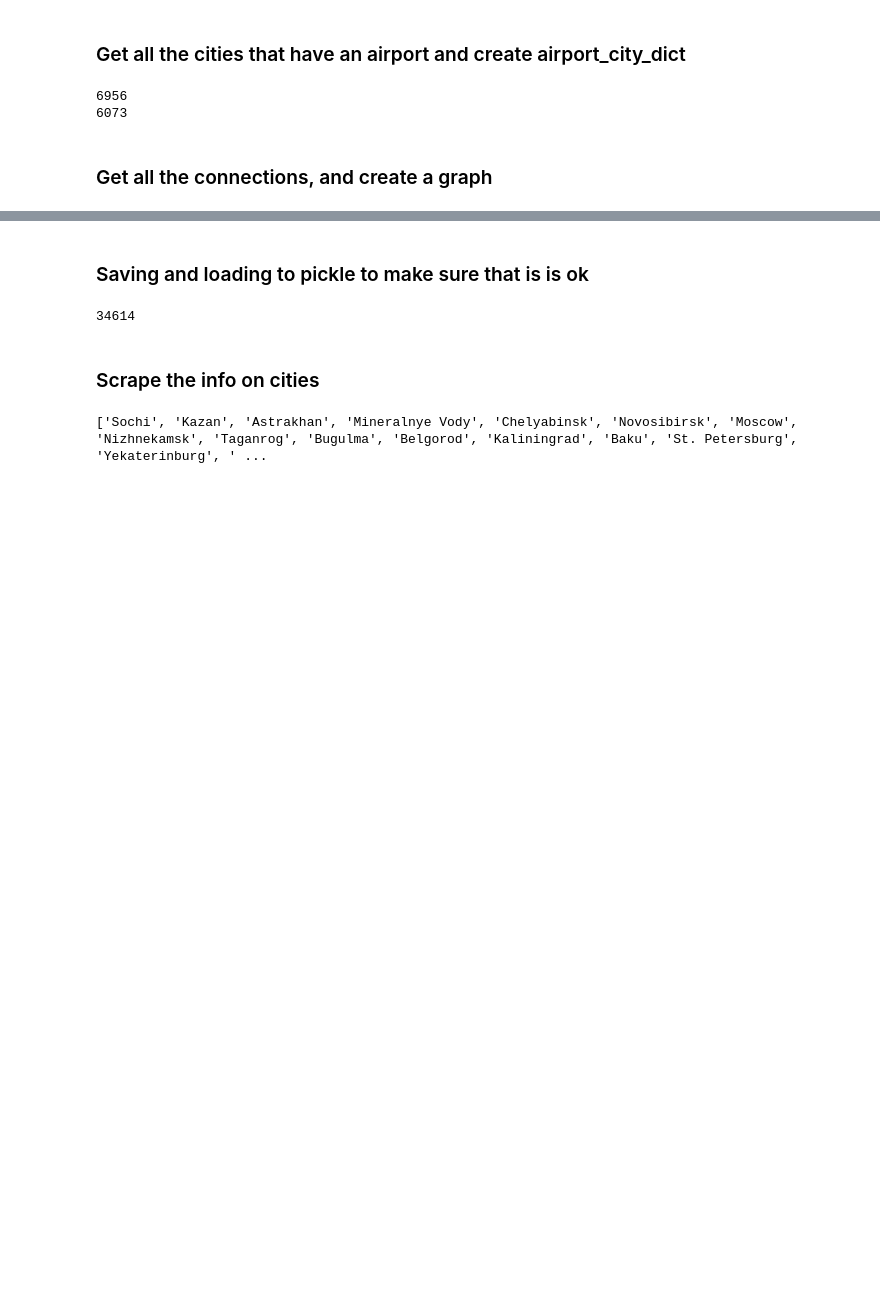
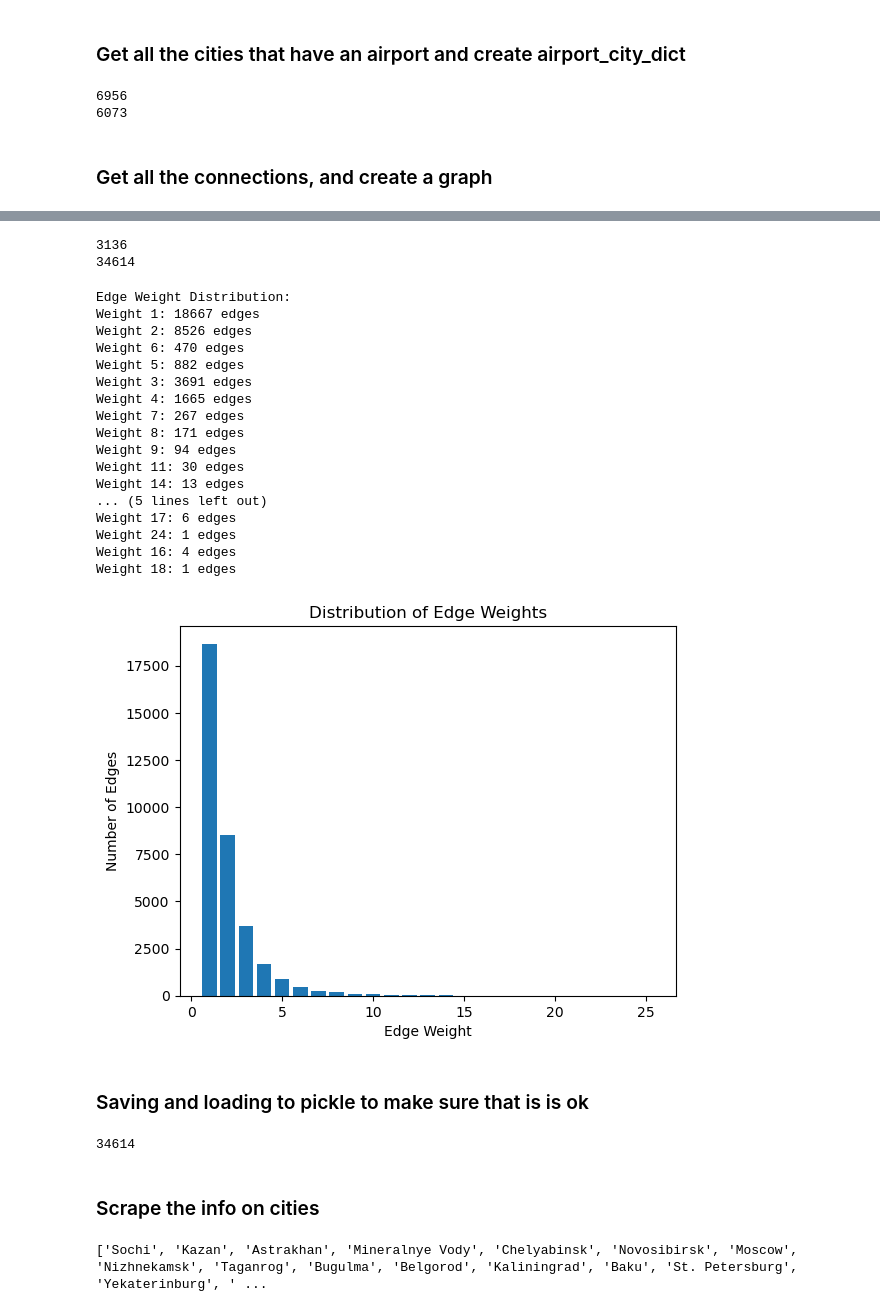
Before and after one commit to anampavicic/SGAI-Final-Project, a Jupyter notebook: scraping.ipynb, the cells around one changed output, grey strips where cells are left out. Cells and saved outputs as stored; diff of their text form; code cells hidden in the pictures; blank space fills up the shorter version.

Commit message:
Update git ignore and scrapping with edges weigt graph

```diff
--- a/scraping.ipynb
+++ b/scraping.ipynb
@@ -63,3 +69,75 @@ for index, row in direct_flights.iterrows():
+# %%
+# create a graph with attributes such as airline id and airline
+import networkx as nx
+
+G = nx.DiGraph()
+
+for index, row in direct_flights.iterrows():
+   # get airport code
+   source_airport = row['Source Airport']
+   destination_airport = row['Destination Airport']
+   airline = row['Airline']
+   airline_id = row['Airline ID']
+
+   # Check if the airport codes exist in the dictionary
+   if source_airport in airport_city_dict and destination_airport in airport_city_dict:
+      # Get city names based on airport codes
+      source_city = airport_city_dict[source_airport]
+      destination_city = airport_city_dict[destination_airport]
+
+       # Check if the edge already exists
+      if G.has_edge(source_city, destination_city):
+         # Increment the weight attribute
+         G[source_city][destination_city]['weight'] += 1
+      else:
+         # Add a new edge with weight = 1 and other attributes
+         G.add_edge(source_city, destination_city, weight=1, Airline=airline, Airline_ID=airline_id)
+
+print(len(G.nodes()))
+print(len(G.edges()))
+# %% [output]
+3136
+34614
+# %%
+import matplotlib.pyplot as plt
+from collections import Counter
+
+# Extract edge weights from the graph
+edge_weights = [data['weight'] for _, _, data in G.edges(data=True)]
+
+# Count occurrences of each weight
+weight_distribution = Counter(edge_weights)
+
+# Print the distribution
+print("Edge Weight Distribution:")
+for weight, count in weight_distribution.items():
+    print(f"Weight {weight}: {count} edges")
+
+# Visualize the distribution
+plt.bar(weight_distribution.keys(), weight_distribution.values())
+plt.xlabel('Edge Weight')
+plt.ylabel('Number of Edges')
+plt.title('Distribution of Edge Weights')
+plt.show()
+# %% [output]
+Edge Weight Distribution:
+Weight 1: 18667 edges
+Weight 2: 8526 edges
+Weight 6: 470 edges
+Weight 5: 882 edges
+Weight 3: 3691 edges
+Weight 4: 1665 edges
+Weight 7: 267 edges
+Weight 8: 171 edges
+Weight 9: 94 edges
+Weight 11: 30 edges
+Weight 14: 13 edges
+... (5 lines left out)
+Weight 17: 6 edges
+Weight 24: 1 edges
+Weight 16: 4 edges
+Weight 18: 1 edges
+[figure, added]
 # %% [markdown]
 ### Saving and loading to pickle to make sure that is is ok
 # %%
```
Also changed, not shown: parts of 2 cells of this notebook, 1 other file.
